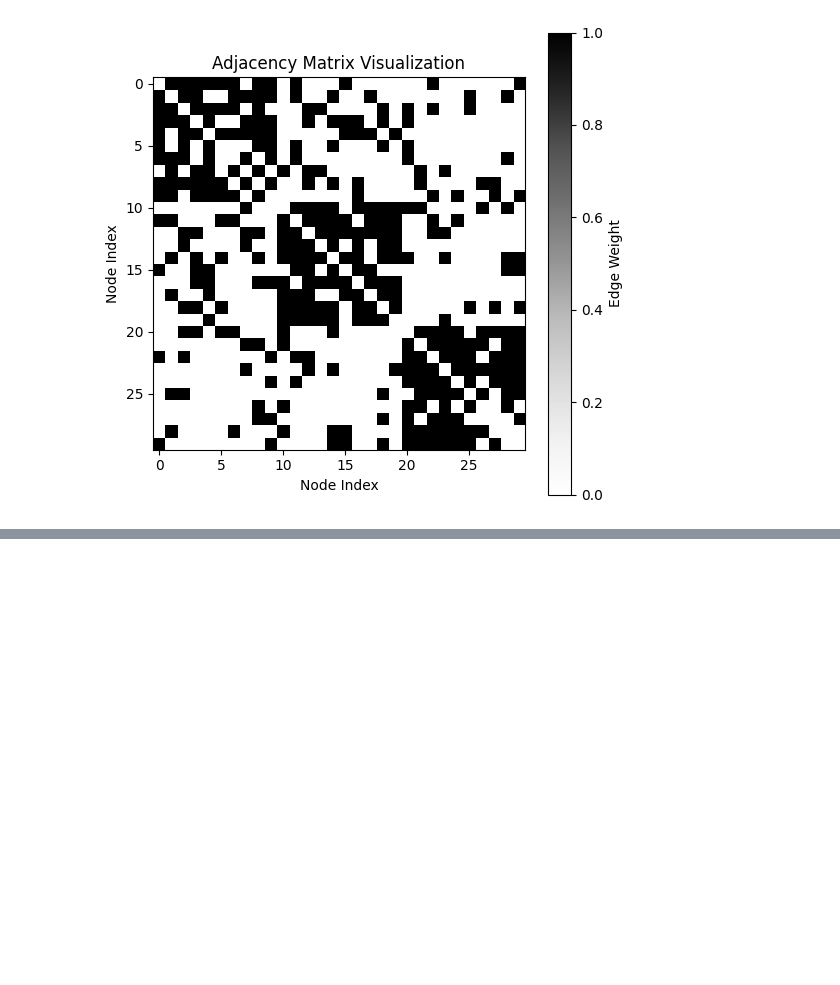
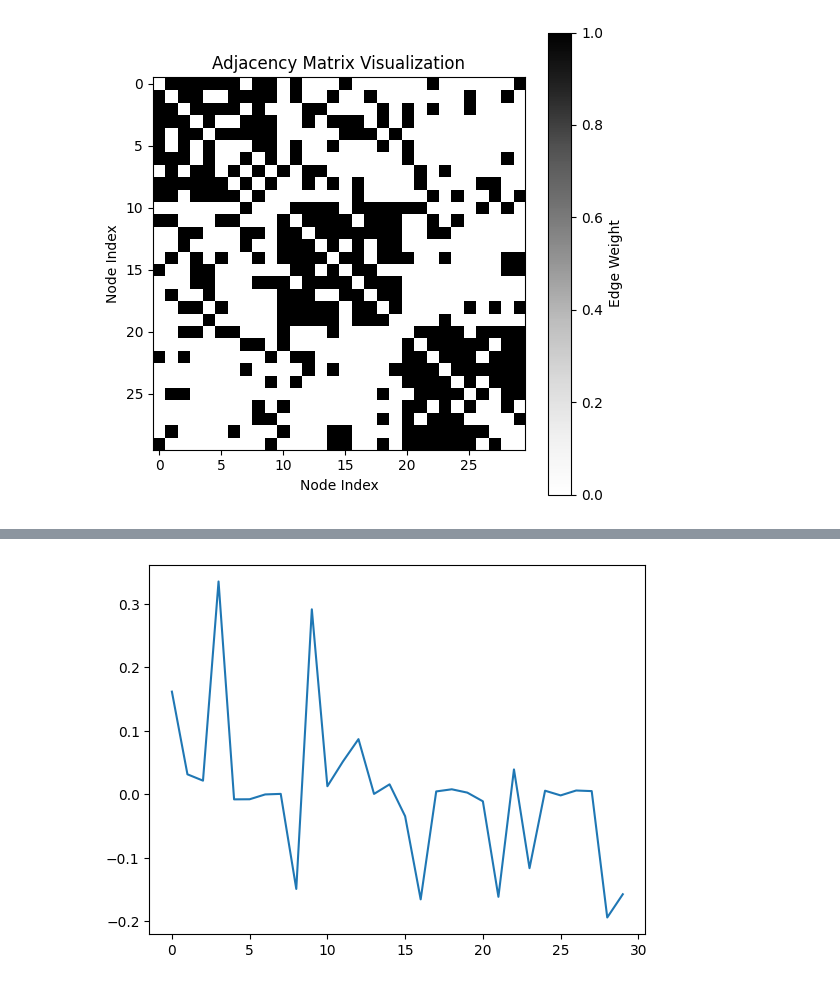
Before and after one commit to rariveros/LENL_simulations, a Jupyter notebook: 00_projects/network_chimeras/simulations/simulation.ipynb, the cells around one changed output, grey strips where cells are left out. Drawn from its saved outputs; the diff is of its cells as text; code cells hidden in the pictures; blank space fills up the shorter version.

```diff
--- a/00_projects/network_chimeras/simulations/simulation.ipynb
+++ b/00_projects/network_chimeras/simulations/simulation.ipynb
@@ -372,0 +471,18 @@ ax03.set_xlim(0, 50)
+# %%
+lyap_03 = []
+Q, R = np.linalg.qr(U_init)
+dt = 1.0 * dt
+for i in range(T_02, T_04 - 1):
+    U_1 = U_light[i, :]
+    U_2 = V_light[i, :]
+    J = jacobians_FD(eq, [U_1, U_2], t_grid, x_grid, [0], parameters_np, operators)
+    Q_new = time_propagator("I_Jdt_RK4", I, J, Q, dt)
+    Q, R = np.linalg.qr(Q_new)
+    Q = Q
+    lyap_03.append(np.log(np.absolute(R.diagonal())) / dt)
+lyap_03 = np.array(lyap_03)
+lyap_mean_03 = []
+average_Nt_i = T_02
+for i in range(N_condit):
+    lyap_mean_03.append(np.sum(lyap_03[average_Nt_i:-1, i]))
+lyap_mean_03 = np.array(lyap_mean_03) / len(lyap_03[average_Nt_i:-1, 0])
@@ -372,0 +529,5 @@ ax03.set_xlim(0, 50)
+# %%
+plt.plot(x_grid, Q[:30, 16])
+plt.show()
+# %% [output]
+[figure, added]
```
Also changed, not shown: parts of 13 cells of this notebook, 6 other files.
